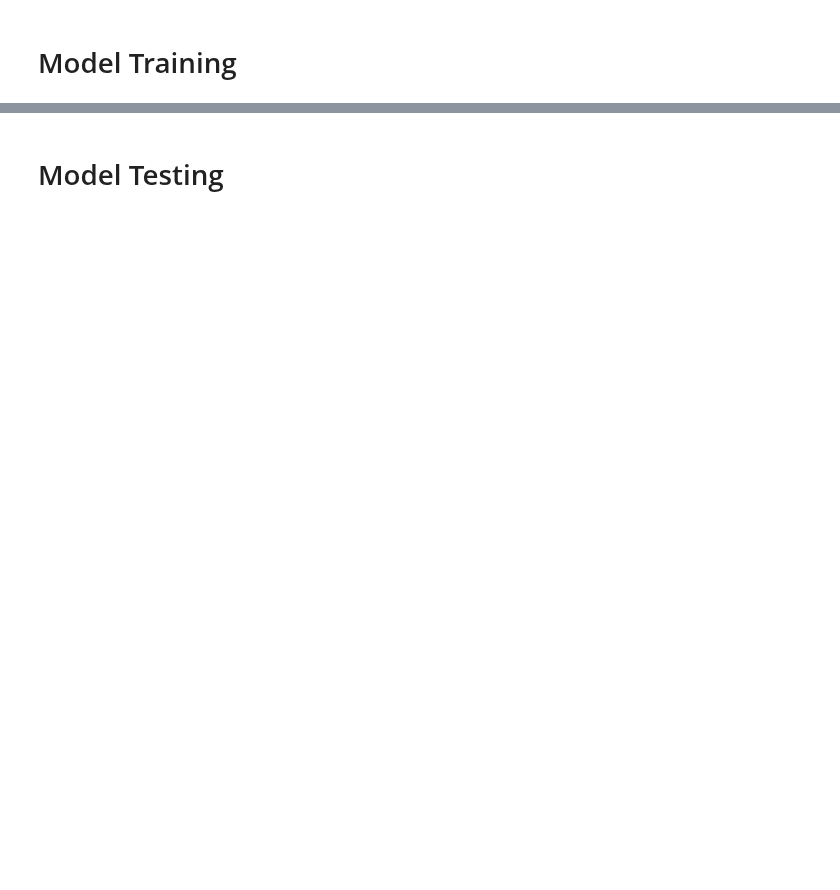
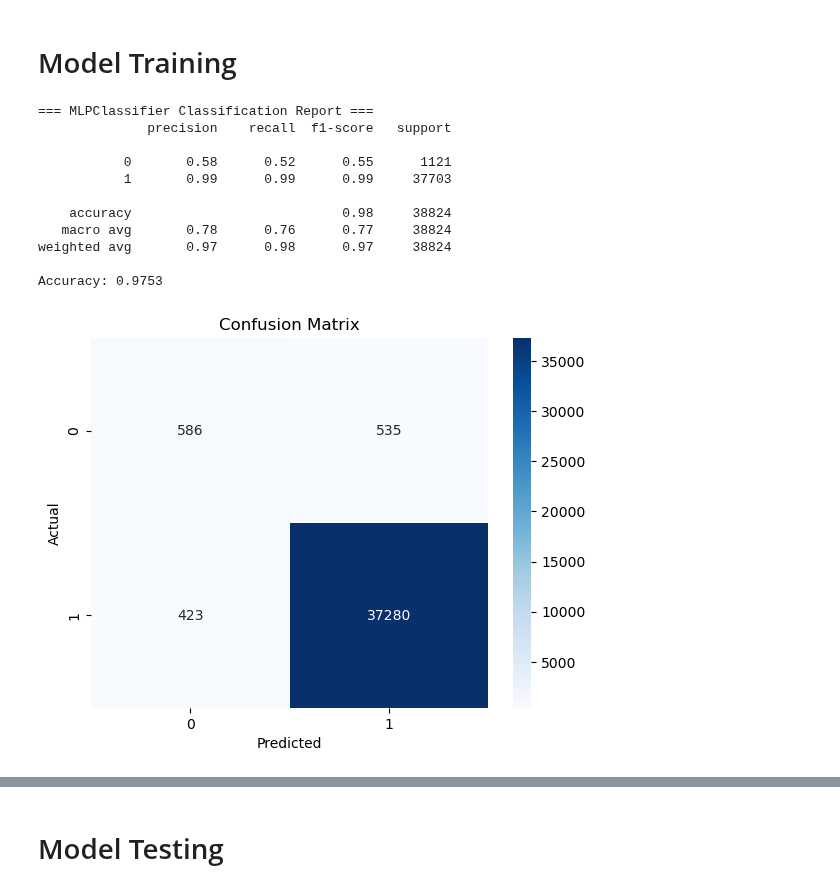
Before and after one commit to rdmouhouadi/Mental_Health_State_Prediction, a Jupyter notebook: Notebooks/Model_training/MLPClassifier_Completed.ipynb, the cells around one changed output, grey strips where cells are left out. Cells and saved outputs as stored; diff of their text form; code cells hidden in the pictures; blank space fills up the shorter version.

```diff
--- a/Notebooks/Model_training/MLPClassifier_Completed.ipynb
+++ b/Notebooks/Model_training/MLPClassifier_Completed.ipynb
@@ -181,2 +176,54 @@ MLP_model = MLPClassifier()
+# %%
+# === Import required libraries ===
+import pandas as pd
+from sklearn.neural_network import MLPClassifier
+from sklearn.metrics import classification_report, accuracy_score, confusion_matrix
+import seaborn as sns
+import matplotlib.pyplot as plt
+
+# === Load preprocessed data ===
+# Assume `data_encoded` is already prepared as per your steps
+
+# === Train-test split ===
+from sklearn.model_selection import train_test_split
+df_train, df_test = train_test_split(data_encoded, test_size=0.2, random_state=42)
+
+X_train = df_train.drop(columns="Mental Illness").values
+y_train = df_train["Mental Illness"].values
+X_test = df_test.drop(columns="Mental Illness").values
+y_test = df_test["Mental Illness"].values
+
+# === Train the MLPClassifier ===
+model = MLPClassifier(hidden_layer_sizes=(50,), max_iter=500, random_state=42)
+model.fit(X_train, y_train)
+
+# === Make predictions ===
+y_pred = model.predict(X_test)
+
+# === Evaluation metrics ===
+print("=== MLPClassifier Classification Report ===")
+print(classification_report(y_test, y_pred))
+print(f"Accuracy: {accuracy_score(y_test, y_pred):.4f}")
+
+# === Confusion matrix (visualization) ===
+cm = confusion_matrix(y_test, y_pred)
+sns.heatmap(cm, annot=True, fmt='d', cmap='Blues')
+plt.title("Confusion Matrix")
+plt.xlabel("Predicted")
+plt.ylabel("Actual")
+plt.show()
+# %% [output]
+=== MLPClassifier Classification Report ===
+              precision    recall  f1-score   support
+
+           0       0.58      0.52      0.55      1121
+           1       0.99      0.99      0.99     37703
+
+    accuracy                           0.98     38824
+   macro avg       0.78      0.76      0.77     38824
+weighted avg       0.97      0.98      0.97     38824
+
+Accuracy: 0.9753
+[figure, added]
 # %%
 # here we train the model on the training data
```
Also changed, not shown: parts of 14 cells of this notebook.
